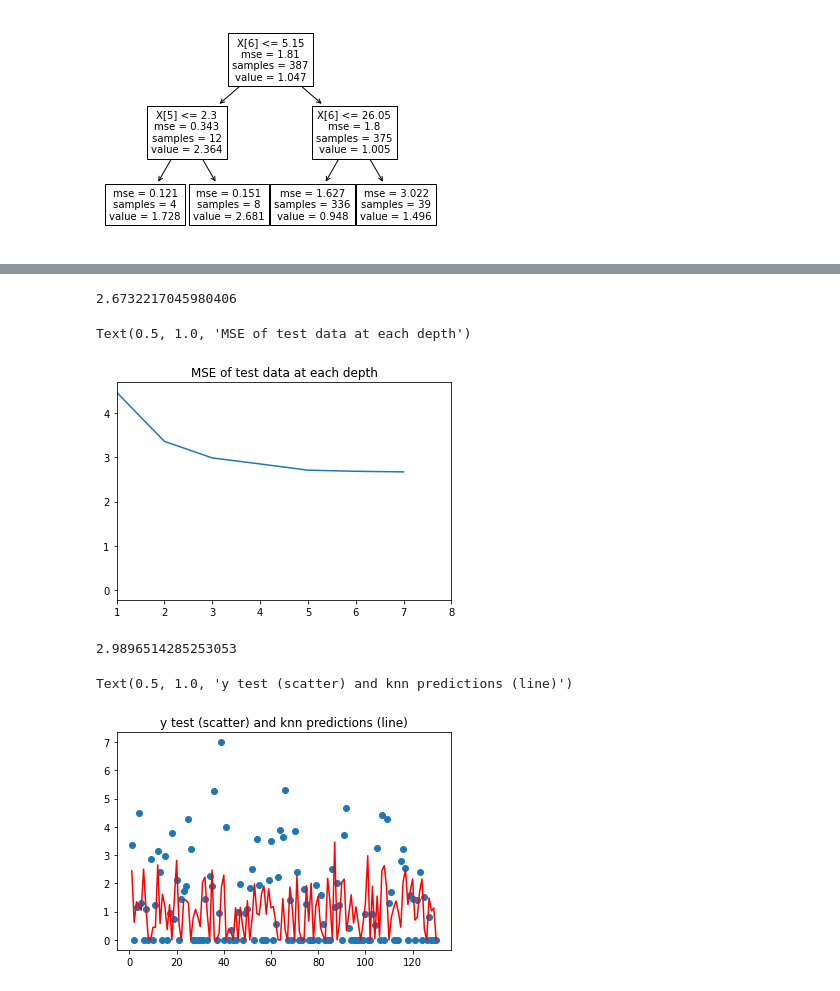
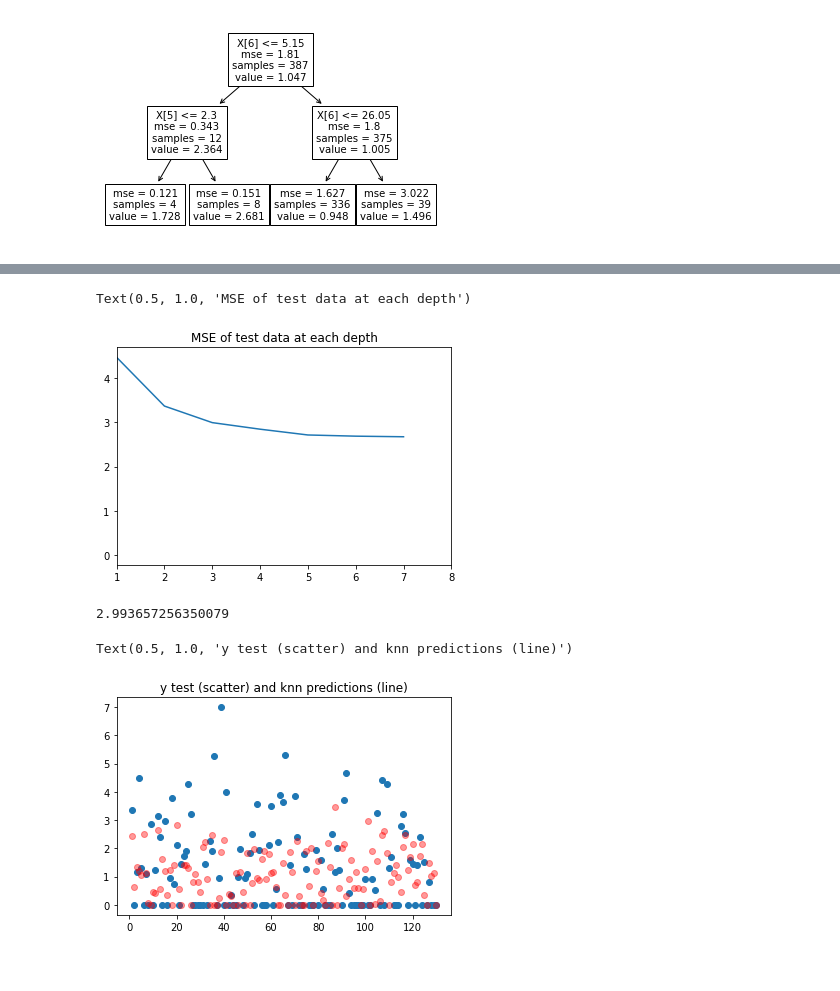
Before and after one commit to matthewbradley22/ForestFires, a Jupyter notebook: code/Forest Fire Analysis.ipynb, the cells around one changed output, grey strips where cells are left out. Cells and saved outputs as stored; diff of their text form; code cells hidden in the pictures.

```diff
--- a/code/Forest Fire Analysis.ipynb
+++ b/code/Forest Fire Analysis.ipynb
@@ -8,14 +11,18 @@ from sklearn import tree
 df = pd.read_csv("forestfires.csv")
 # %%
 from sklearn import metrics
-df.head()
+
+#Clean data for regression. Log scale area, create dummy variables for months
 df['logArea'] = np.log(df.area + 1)
 X = df[df.columns[0:12]]
+X = pd.get_dummies(X)
 X = X._get_numeric_data()
 y = df[df.columns[13:14]]
 
+#Create train and test data sets for regression
 X_train, X_test, y_train, y_test = train_test_split(X, y, random_state=0)
 
+#Start with decision tree regressor. First, find minimum mse for tree depth
 mseList = [0]
 for i in range (1,8):
     dtReg = DecisionTreeRegressor(max_depth=i)
@@ -24,7 +31,7 @@ for i in range (1,8):
     mse = metrics.mean_squared_error(y_test, y_pred)
     mseList.append(mse)
 
-
+#Plot mse
 plt.plot(mseList)
 plt.xlim([1, 8])
 plt.title("MSE of test data at each depth")
@@ -55,4 +65,6 @@ X[6] = Temp
 # %%
+#Now trying k neighbors regression
+
 from sklearn import neighbors
 
 mseList = [0]
@@ -67,22 +79,22 @@ plt.plot(mseList)
 plt.xlim([1, 8])
 plt.title("MSE of test data at each depth")
 # %% [output]
-2.6732217045980406
+Text(0.5, 1.0, 'MSE of test data at each depth')
-Text(0.5, 1.0, 'MSE of test data at each depth')
 [figure]
 # %%
 n_neighbors = 3
 knn = neighbors.KNeighborsRegressor(n_neighbors, weights=weights)
 y_pred = knn.fit(X_train, y_train).predict(X_test)
 mse = metrics.mean_squared_error(y_test, y_pred)
 mse
+print(mse)
 
-print(mse)
+#Predicts better but cannot get high outliers
 x = range(1,len(y_test) + 1)
 plt.scatter(x, y_test)
-plt.plot(x, y_pred, color = "red")
+plt.scatter(x, y_pred, color = "red", alpha = 0.4)
 plt.title("y test (scatter) and knn predictions (line)")
 # %% [output]
-2.9896514285253053
+2.993657256350079
 Text(0.5, 1.0, 'y test (scatter) and knn predictions (line)')
-[figure, old version]
+[figure, new version]
```
Also changed, not shown: parts of 6 cells of this notebook.
